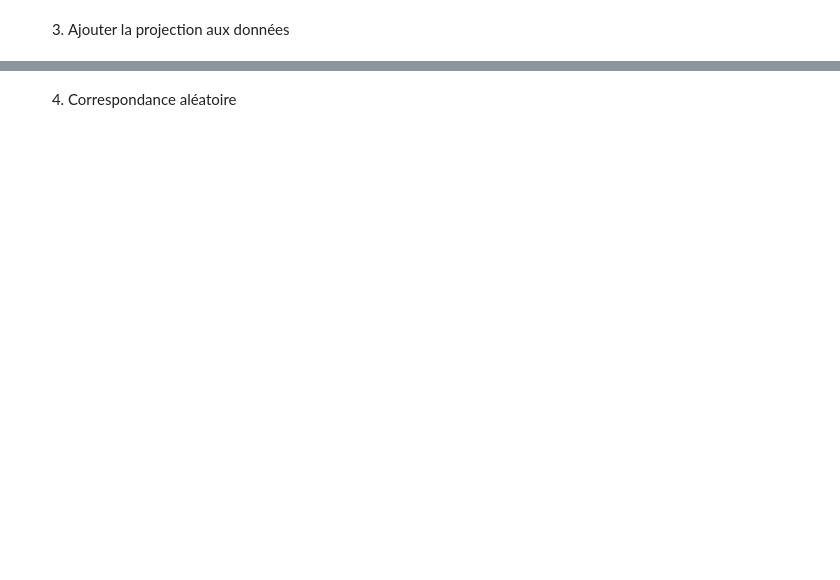
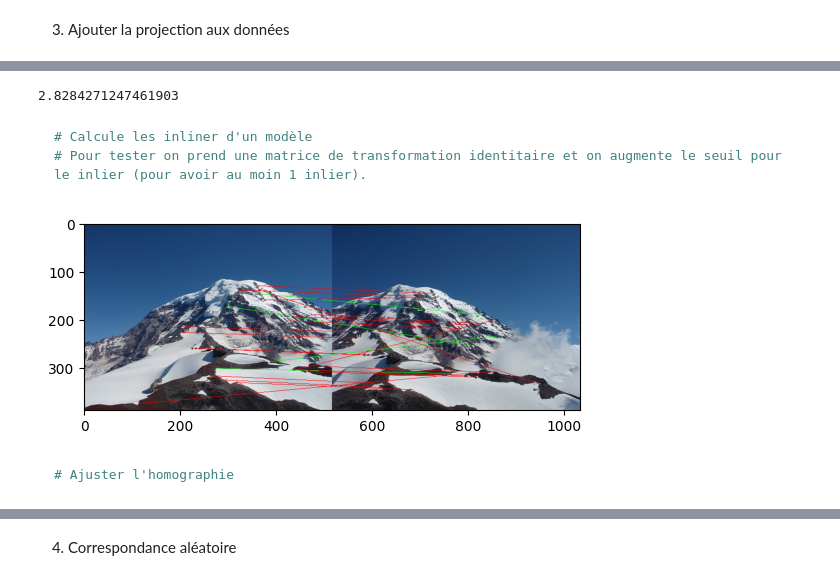
Before and after one commit to FrancoisHUP/TP2_INF889G, a Jupyter notebook: devoir2.ipynb, the cells around one changed output, grey strips where cells are left out. Saved outputs shown, nothing was run; the diff lists cells and outputs as text; code cells hidden in the pictures; blank space fills up the shorter version.

````diff
--- a/devoir2.ipynb
+++ b/devoir2.ipynb
@@ -246,0 +277,45 @@ plt.imshow(im_cd); plt.show()
+# %%
+from panorama_image import point_distance
+
+d = point_distance(np.array([1, 2]), np.array([3, 4]))
+
+assert d == np.sqrt(8)
+print(d)
+# %% [output]
+2.8284271247461903
+# %% [markdown]
+``` py
+# Calcule les inliner d'un modèle
+# Pour tester on prend une matrice de transformation identitaire et on augmente le seuil pour le inlier (pour avoir au moin 1 inlier).
+```
+# %%
+from panorama_image import draw_inliers, harris_corner_detector, match_descriptors
+import imageio
+import numpy as np
+import matplotlib.pyplot as plt
+
+
+sigma=2; thresh=0.4; nms=3; inlier_thresh=100; theta=0; tx=0; ty=0
+a = imageio.v2.imread("data/Rainier1.png");b = imageio.v2.imread("data/Rainier2.png")
+
+# Calculate corners and descriptors
+ad = harris_corner_detector(a, sigma, thresh, nms)
+bd = harris_corner_detector(b, sigma, thresh, nms)
+
+# Find matches
+matches = match_descriptors(ad, bd)
+
+H= np.array([
+    [1, 0, 0],
+    [0, 1, 0],
+    [0, 0, 1]
+])
+
+out = draw_inliers(a, b, H, matches, inlier_thresh)
+plt.imshow(out); plt.show()
+# %% [output]
+[figure, added]
+# %% [markdown]
+``` py
+# Ajuster l'homographie
+```
````
Also changed, not shown: parts of 28 cells of this notebook, 1 other file.
